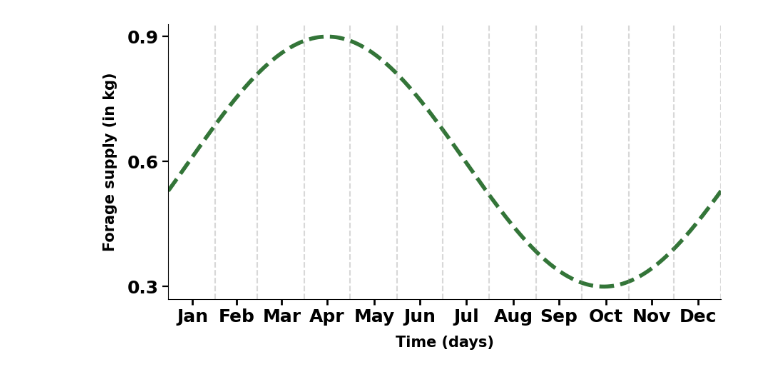
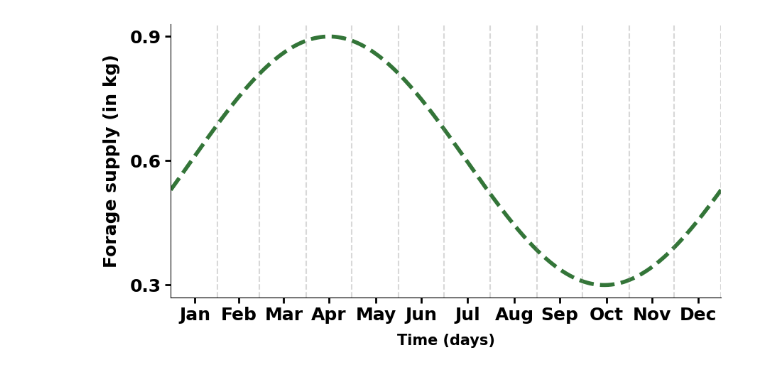
Before and after one commit to jehanabbas/Honey-Bees-and-Tropilaelaps_DDE, a Jupyter notebook: Fig. 1 Seasonal Forage.ipynb, the cells around one changed output. Saved outputs shown, nothing was run; the diff lists cells and outputs as text; code cells hidden in the pictures.

```diff
--- a/Fig. 1 Seasonal Forage.ipynb
+++ b/Fig. 1 Seasonal Forage.ipynb
@@ -18,9 +18,9 @@ Phi_color = (51/255, 117/255, 56/255)
 plt.figure(figsize=(10, 5))
 plt.plot(t, Phi, label="$\\Phi$", linestyle='--', color =Phi_color, linewidth=4,)
 plt.xlabel("Time (days)", color='black', fontsize=15, labelpad=10, ha='center', fontweight='bold')
-plt.ylabel("Forage supply (in kg)", color='black', fontsize=15, labelpad=10, ha='center', fontweight='bold')
+plt.ylabel("Forage supply (in kg)", color='black', fontsize=18, labelpad=10, ha='center', fontweight='bold')
 plt.tick_params(axis='x', which='major', labelsize=18, width=2, length=6, colors='black')
-plt.tick_params(axis='y', which='major', labelsize=18, width=1.6, length=6, colors='black')
+plt.tick_params(axis='y', which='major', labelsize=18, width=2, length=6, colors='black')
 
 ax = plt.gca()
 #ax.set_yticks([960, 600, 320])
@@ -29,31 +29,31 @@ ax.set_yticklabels(['0.9', '0.6', '0.3'])
 for label in ax.get_xticklabels() + ax.get_yticklabels():
     label.set_fontweight('bold')
 
 ax.spines['top'].set_visible(False)
 ax.spines['right'].set_visible(False)
 #plt.legend(loc='lower center', bbox_to_anchor=(0.5, -0.33), fontsize=18, frameon=False, ncol=1)
 plt.grid(False)
 plt.xlim(0, 365)
 
 # Month ends (2025, non-leap year)
 month_ends = [31, 59, 90, 120, 151, 181, 212, 243, 273, 304, 334, 365]
 month_labels = ["Jan","Feb","Mar","Apr","May","Jun","Jul","Aug","Sep","Oct","Nov","Dec"]
 
 # Add vertical lines for month boundaries
 for me in month_ends:
     plt.axvline(me, color='gray', linestyle='--', alpha=0.3)
 
 # Add vertical line in start of January
 jan_start = [0]
 for me in jan_start:
     plt.axvline(me, color='gray', linestyle='--', alpha=0.3)
 
 # Place month labels at the middle of each month
 month_starts = [1] + [x+1 for x in month_ends[:-1]]
 month_mids = [(s+e)//2 for s,e in zip(month_starts, month_ends)]
 plt.xticks(month_mids, month_labels)
 
 plt.savefig("Phi.png", dpi=300, bbox_inches='tight')  # saves as PNG with high resolution
 plt.show()
 # %% [output]
-[figure, old version]
+[figure, new version]
```
Also changed, not shown: 3 other files.
